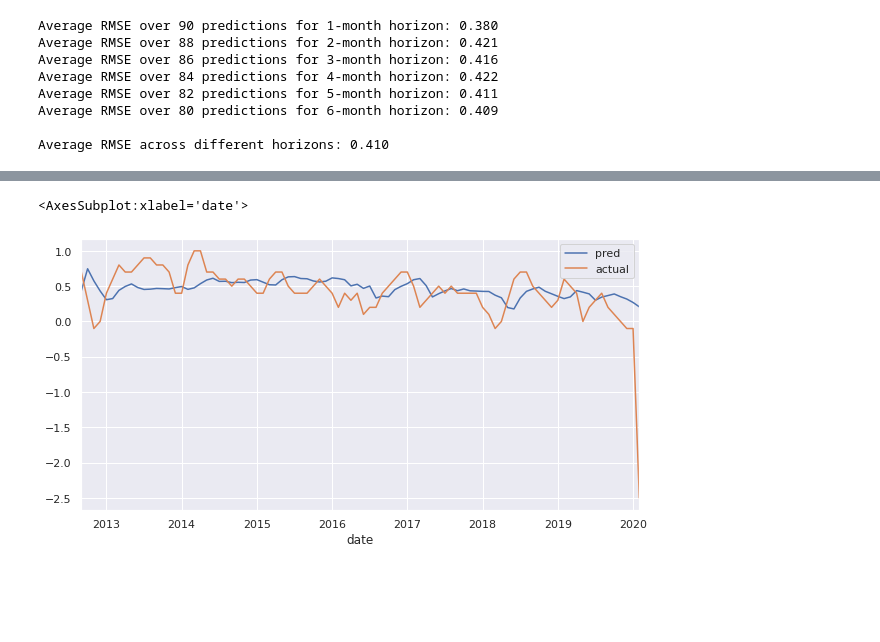
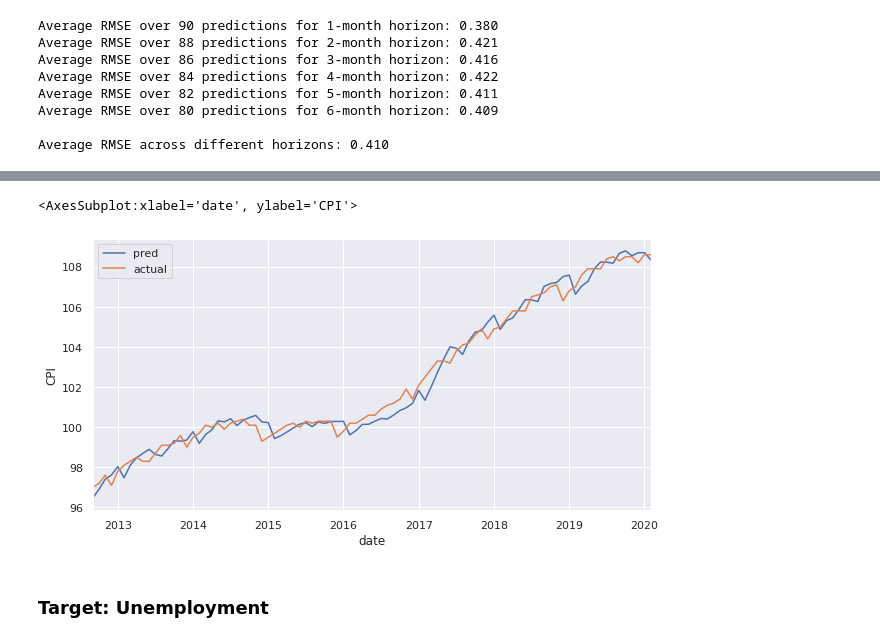
Before and after one commit to waijean/nlp_economics, a Jupyter notebook: gdp_forecast/baseline.ipynb, the cells around one changed output, grey strips where cells are left out. Drawn from its saved outputs; the diff is of its cells as text; code cells hidden in the pictures; blank space fills up the shorter version.

Commit message:
forecast different target

```diff
--- a/gdp_forecast/baseline.ipynb
+++ b/gdp_forecast/baseline.ipynb
@@ -25,5 +32,5 @@ gdp_df.head()
 # %%
-gdp_df = gdp_df.astype({"DATE":"datetime64"})
-gdp_df.info()
+target_df = target_df.astype({"DATE":"datetime64"})
+target_df.info()
 # %% [output]
 <class 'pandas.core.frame.DataFrame'>
@@ -47,7 +58,7 @@ design_df_list = []
 result_df_list = []
 for horizon in [1,2,3,4,5,6]:
     design_df, result_df = evaluate_features(
-        gdp_df,
+        target_df[["DATE", "GDP"]],
         date_col="DATE",
         var_col="GDP",
         horizon=horizon,
@@ -74,3 +85,7 @@ Average RMSE over 82 predictions for 5-month horizon: 0.411
 Average RMSE over 80 predictions for 6-month horizon: 0.409
 
 Average RMSE across different horizons: 0.410
+# %%
+# check 1-month horizon plot
+result_df = result_df_list[0]
+result_df[["pred", "actual", "date"]].set_index("date").plot(figsize=(10,5), ylabel="3M on 3M GDP Change")
@@ -76,0 +97,24 @@ Average RMSE across different horizons: 0.410
+# %%
+rmse_list = []
+design_df_list = []
+result_df_list = []
+for horizon in [1,2,3,4,5,6]:
+    design_df, result_df = evaluate_features(
+        target_df[["DATE", "CPI"]],
+        date_col="DATE",
+        var_col="CPI",
+        horizon=horizon,
+        estimator=lr,
+        window=36,
+        period=1,
+        return_model=True,
+        start_date="2009-07-01",
+        end_date="2020-03-01",
+    )
+    rmse = (((result_df["pred"] - result_df["actual"]) ** 2).mean()) ** 0.5
+    rmse_list.append(rmse)
+    design_df_list.append(design_df)
+    result_df_list.append(result_df)
+    print(f"Average RMSE over {len(result_df)} predictions for {horizon}-month horizon: {rmse:.3f}")
+
+print(f"\nAverage RMSE across different horizons: {np.array(rmse_list).mean():.3f}")
@@ -77,7 +130,9 @@ Average RMSE across different horizons: 0.410
 # %%
 # check 1-month horizon plot
 result_df = result_df_list[0]
-result_df[["pred", "actual", "date"]].set_index("date").plot(figsize=(10,5))
+result_df[["pred", "actual", "date"]].set_index("date").plot(figsize=(10,5), ylabel="CPI")
 # %% [output]
-<AxesSubplot:xlabel='date'>
+<AxesSubplot:xlabel='date', ylabel='CPI'>
-[figure, old version]
+[figure, new version]
+# %% [markdown]
+### Target: Unemployment
```
Also changed, not shown: parts of 9 cells of this notebook, 1 other file.
